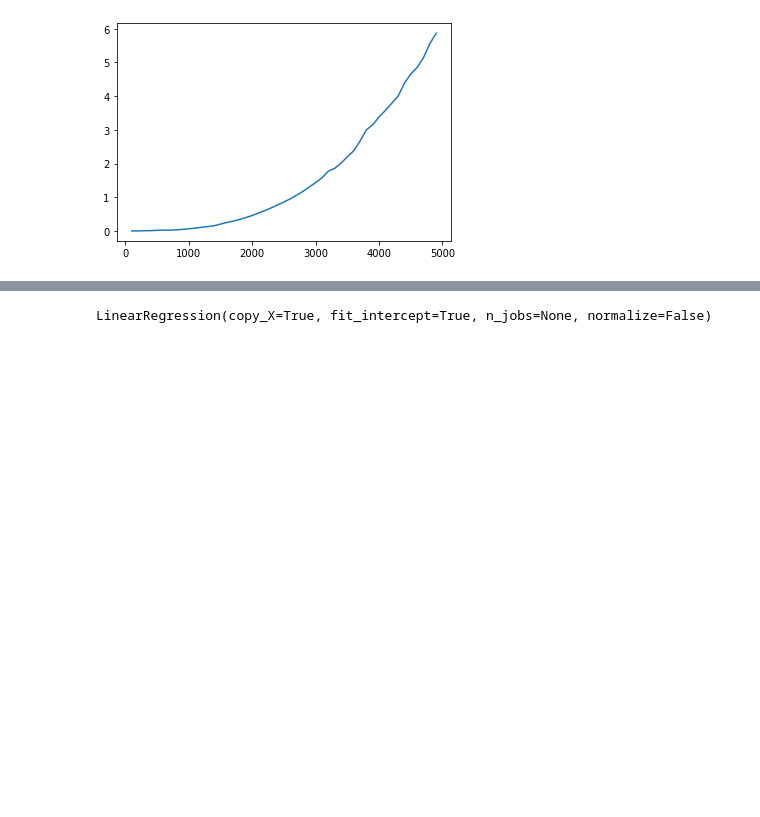
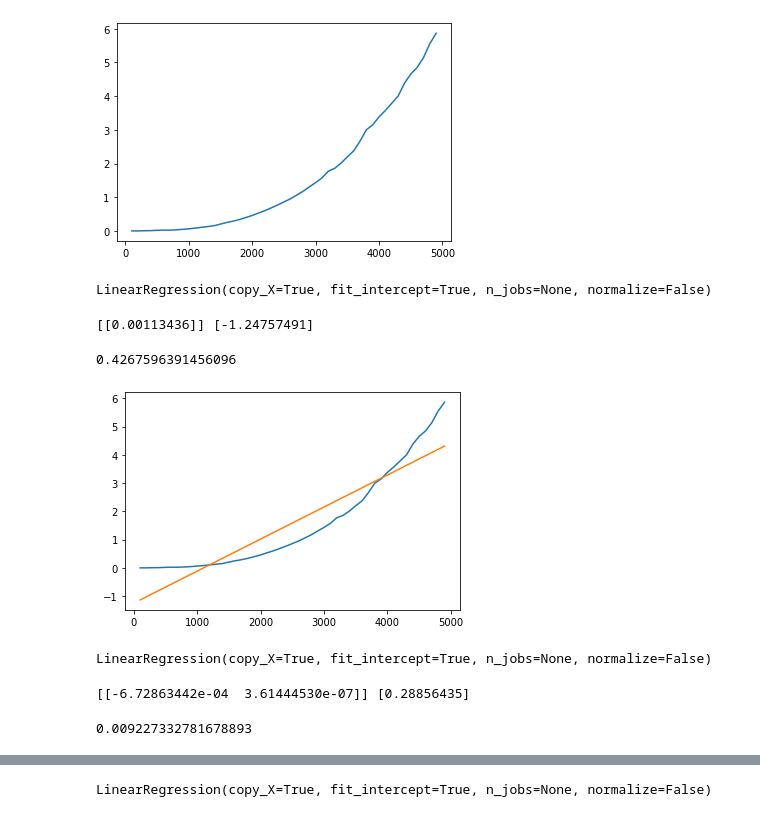
Before and after one commit to DrAlgo/apprentissage_m2_amis, a Jupyter notebook: jupyter/exercices.ipynb, the cells around one changed output, grey strips where cells are left out. Drawn from its saved outputs; the diff is of its cells as text; code cells hidden in the pictures; blank space fills up the shorter version.

```diff
--- a/jupyter/exercices.ipynb
+++ b/jupyter/exercices.ipynb
@@ -28,3 +29,37 @@ plt.plot(dimensions, durees)
 plt.show()
 # %% [output]
 [figure]
+# %%
+#approximation de cette courbe avec une droite
+dimensions2D = np.array(dimensions).reshape(-1,1)
+durees2D = np.array(durees).reshape(-1,1)
+linreg = LinearRegression()
+linreg.fit(dimensions2D,durees2D)
+# %% [output]
+LinearRegression(copy_X=True, fit_intercept=True, n_jobs=None, normalize=False)
+# %%
+print(linreg.coef_, linreg.intercept_ )
+# %% [output]
+[[0.00113436]] [-1.24757491]
+# %%
+mean_squared_error(   linreg.predict(dimensions2D)   , durees2D)
+# %% [output]
+0.4267596391456096
+# %%
+plt.plot(dimensions, durees)
+plt.plot(dimensions, linreg.predict(dimensions2D))
+plt.show()
+# %% [output]
+[figure, added]
+# %%
+#on ajoute à dimensions2D une nouvelle colonne qui contient les carrés des valeurs
+dimensions2D_quad = np.concatenate( (dimensions2D, dimensions2D**2), axis=1)
+linreg.fit(dimensions2D_quad,durees2D)
+# %% [output]
+LinearRegression(copy_X=True, fit_intercept=True, n_jobs=None, normalize=False)
+# %%
+print(linreg.coef_, linreg.intercept_ )
+mean_squared_error(   linreg.predict(dimensions2D_quad)   , durees2D)
+# %% [output]
+[[-6.72863442e-04  3.61444530e-07]] [0.28856435]
+0.009227332781678893
```
Also changed, not shown: parts of 2 cells of this notebook.
